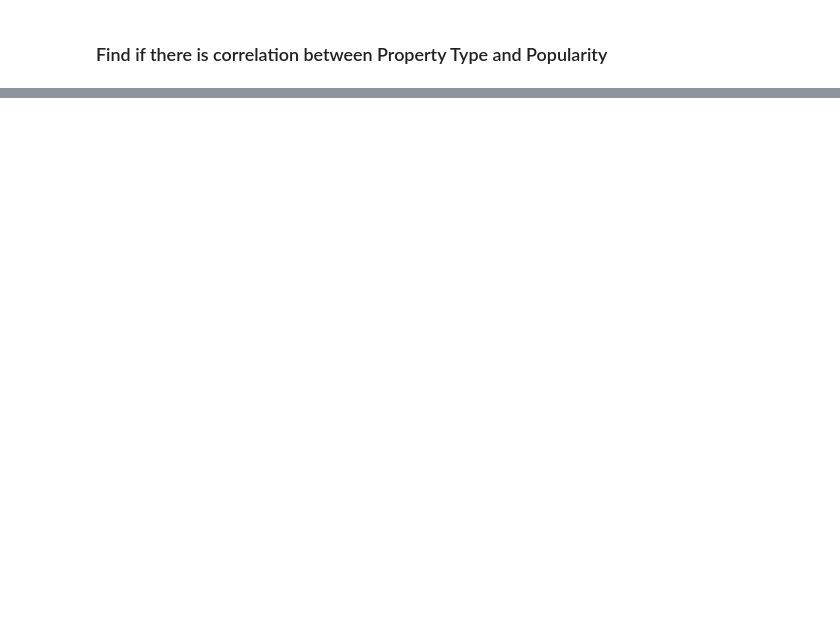
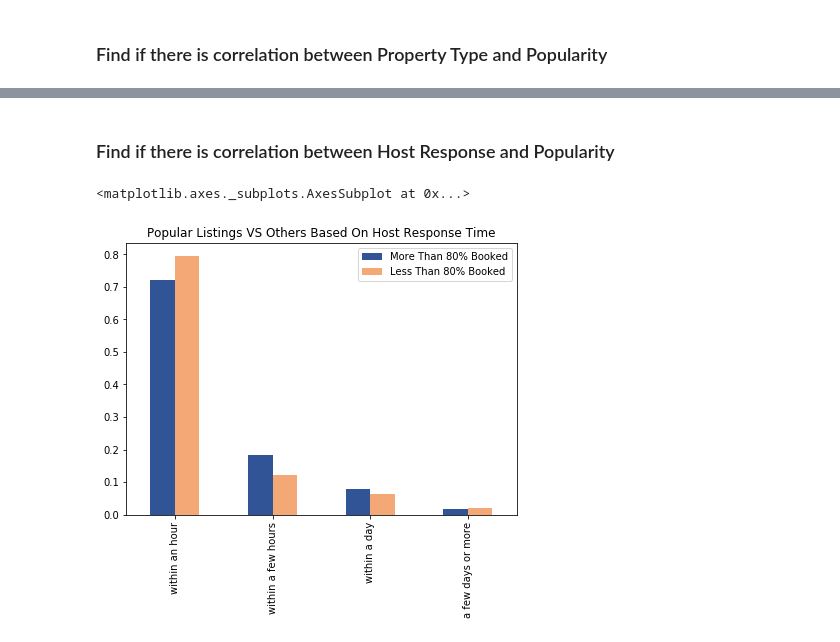
Before and after one commit to bayarealife/AirBnb_Seattle_Data_Analysis, a Jupyter notebook: AirBnB_Seattle_Data_Analysis.ipynb, the cells around one changed output, grey strips where cells are left out. Saved outputs shown, nothing was run; the diff lists cells and outputs as text; code cells hidden in the pictures; blank space fills up the shorter version.

```diff
--- a/AirBnB_Seattle_Data_Analysis.ipynb
+++ b/AirBnB_Seattle_Data_Analysis.ipynb
@@ -258,14 +195,13 @@ df_propertyType.iloc[:10,:].plot(kind='bar', rot=90, figsize=(15,5), use_index=T
+# %% [markdown]
+### Find if there is correlation between Host Response and Popularity
 # %%
-# ## Check correlation to amenities
-# df_popular = df_listing[df_listing['Booking Percentage']>=80]
-# df_other = df_listing[df_listing['Booking Percentage']<80]
-# pop_amen_dict = count_list(df_popular['amenities'])
-# other_amen_dict = count_list(df_other['amenities'])
-# df_amenities = pd.DataFrame(index=amen_index)
-# df_temp1 = pd.DataFrame.from_dict(dict(islice(pop_amen_dict.items(), 20)), orient='index')
-# df_temp2 = pd.DataFrame.from_dict(dict(islice(other_amen_dict.items(), 20)), orient='index')
-# df_amenities = pd.concat([df_temp1, df_temp2], axis=1)
-
-# df_amenities.columns=['More Than 80% Booked','Less Than 80% Booked']
-# # df_hostProfile.index=['Host Identity Verified','Host Identity Not Verified']
-# df_amenities.plot(kind='bar', rot=90, figsize=(15,5), use_index=True, title='Popular Listings VS Others Based On Amenities')
+## Check correlation to Host Response Rate
+df_propertyType=pd.concat([df_listing_cp[df_listing_cp['Booking Percentage']>=80]['host_response_time'].value_counts(normalize=True),\
+                           df_listing_cp[df_listing_cp['Booking Percentage']<80]['host_response_time'].value_counts(normalize=True)],\
+                          axis=1)
+df_propertyType.columns=['More Than 80% Booked','Less Than 80% Booked']
+df_propertyType.iloc[:10,:].plot(kind='bar', rot=90, figsize=(7,5), use_index=True, \
+                                 title='Popular Listings VS Others Based On Host Response Time', color=['#305496','#F3A875'])
+# %% [output]
+<matplotlib.axes._subplots.AxesSubplot at 0x...>
+[figure, added]
```
Also changed, not shown: parts of 34 cells of this notebook.
